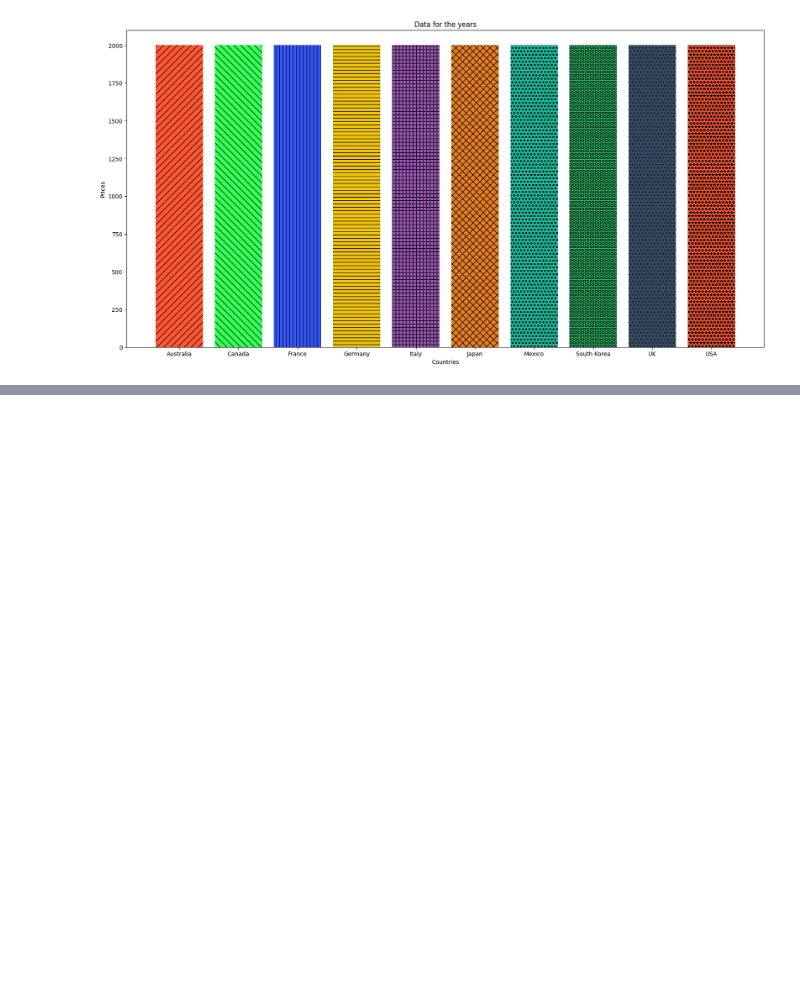
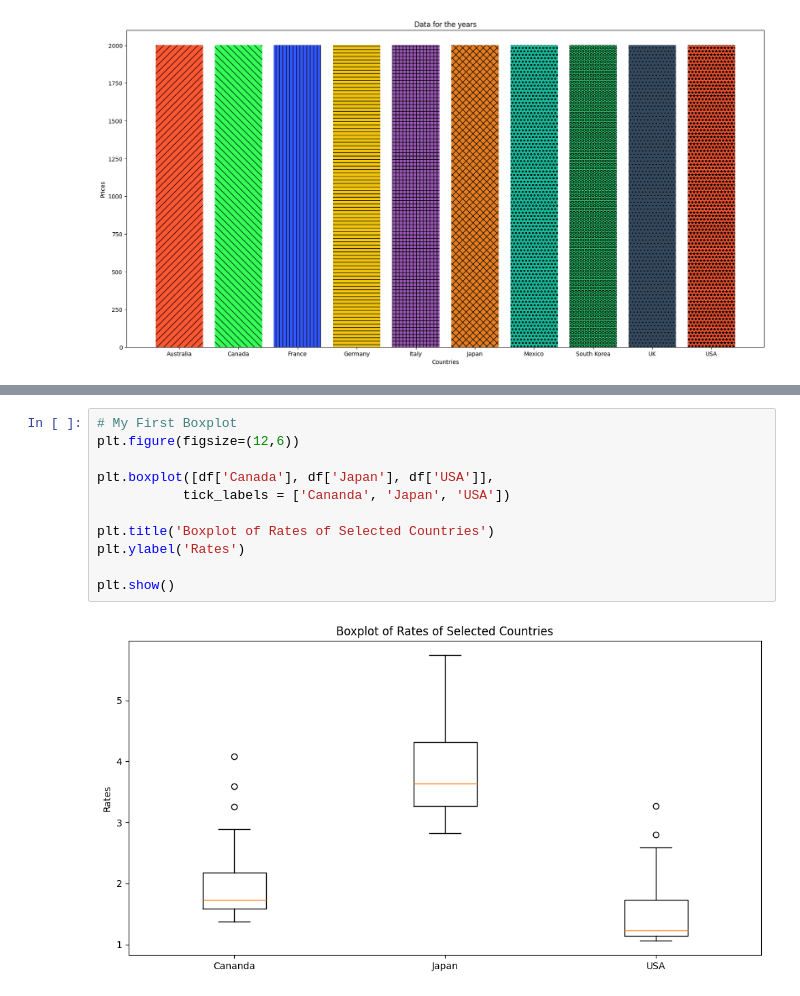
Before and after one commit to ashu-tagore/Data_Science_Basics, a Jupyter notebook: notebooks/03_Data_Visualization.ipynb, the cells around one changed output, grey strips where cells are left out. Drawn from its saved outputs; the diff is of its cells as text; blank space fills up the shorter version.

Commit message:
Completed the study of Boxplots

```diff
--- a/notebooks/03_Data_Visualization.ipynb
+++ b/notebooks/03_Data_Visualization.ipynb
@@ -152,0 +163,13 @@ plt.show()
+# %%
+# My First Boxplot
+plt.figure(figsize=(12,6))
+
+plt.boxplot([df['Canada'], df['Japan'], df['USA']],
+           tick_labels = ['Cananda', 'Japan', 'USA'])
+
+plt.title('Boxplot of Rates of Selected Countries')
+plt.ylabel('Rates')
+
+plt.show()
+# %% [output]
+[figure, added]
```
Also changed, not shown: parts of 2 cells of this notebook.
